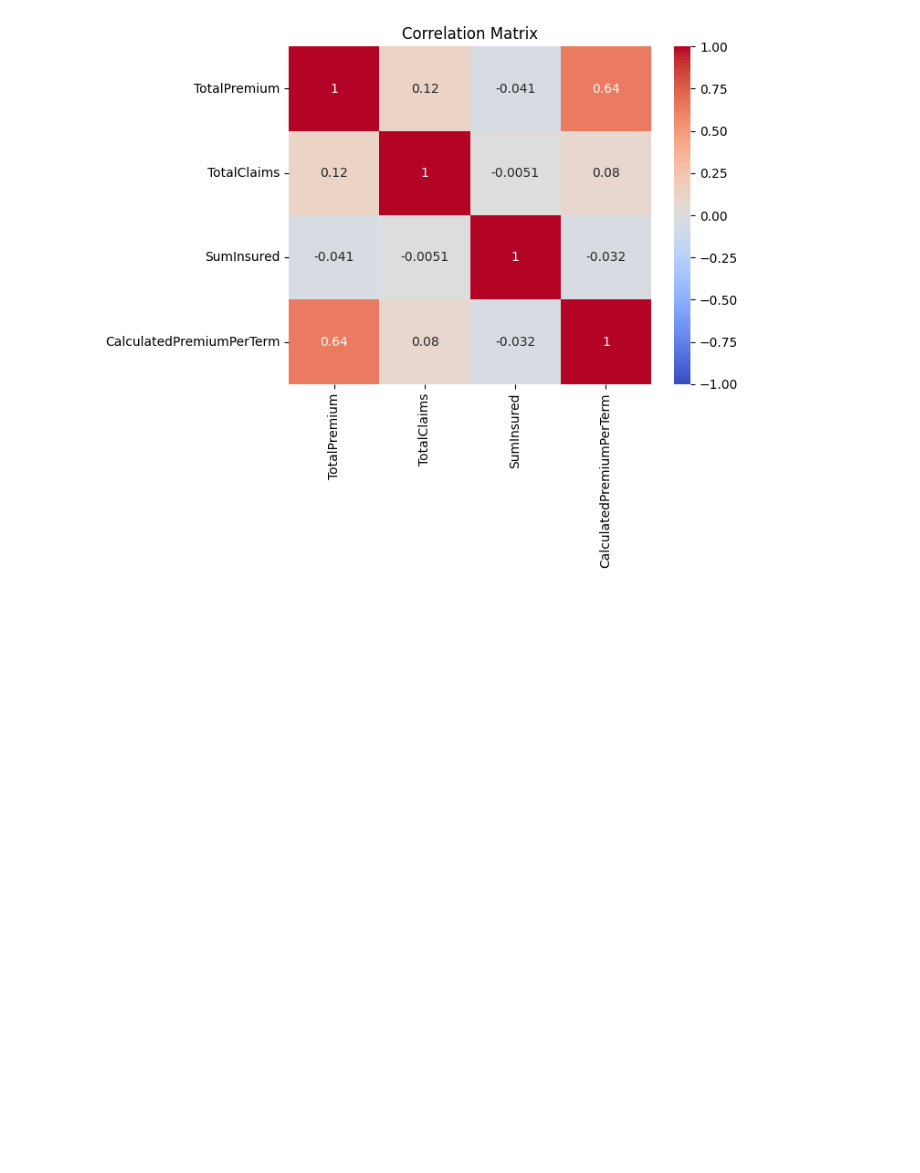
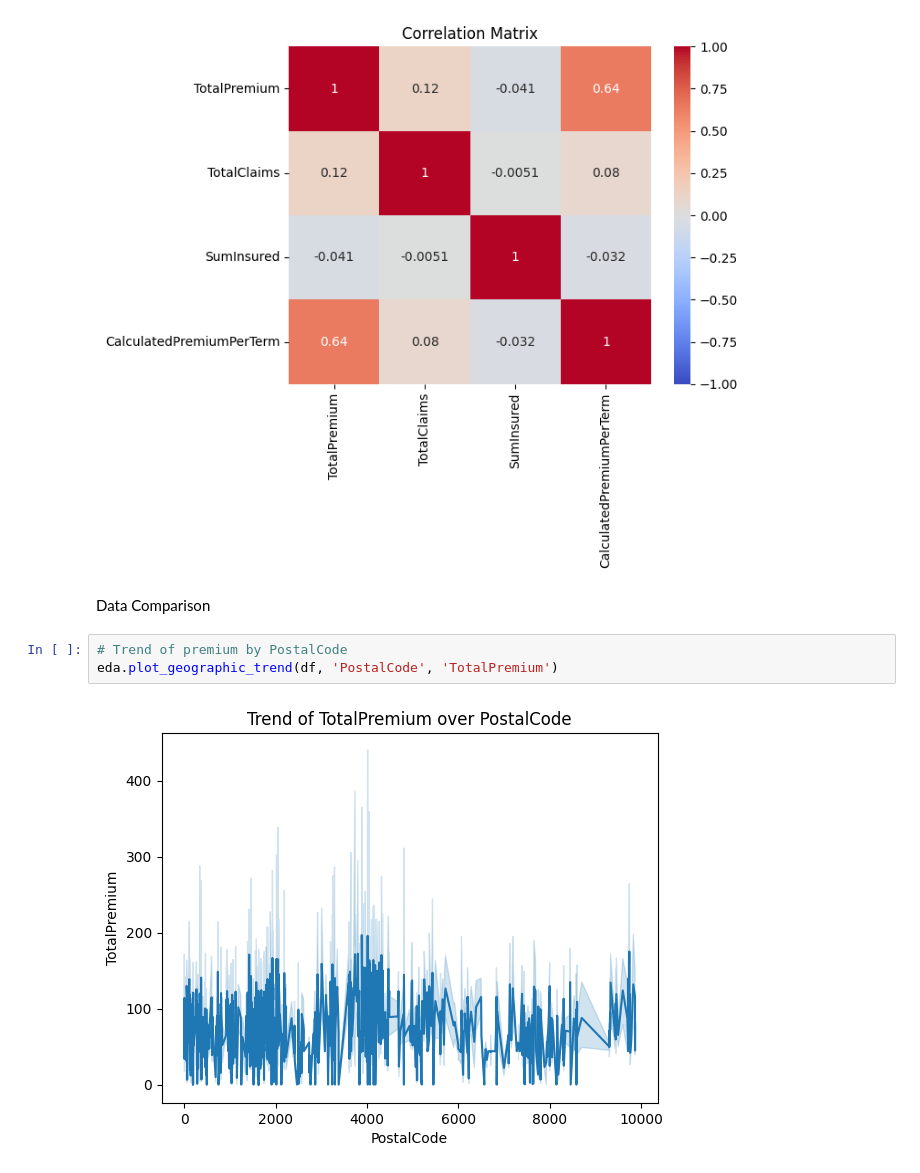
Before and after one commit to YonatanMoges/insurance-data-analysis, a Jupyter notebook: notebook/eda.ipynb, the cells around one changed output. Cells and saved outputs as stored; diff of their text form; blank space fills up the shorter version.

Commit message:
Data Comparison

```diff
--- a/notebook/eda.ipynb
+++ b/notebook/eda.ipynb
@@ -135,3 +135,10 @@ correlation_columns = ['TotalPremium', 'TotalClaims', 'SumInsured', 'CalculatedP
 eda.correlation_matrix(df, correlation_columns)
 # %% [output]
 [figure]
+# %% [markdown]
+Data Comparison
+# %%
+# Trend of premium by PostalCode
+eda.plot_geographic_trend(df, 'PostalCode', 'TotalPremium')
+# %% [output]
+[figure, added]
```
Also changed, not shown: 1 other file.
